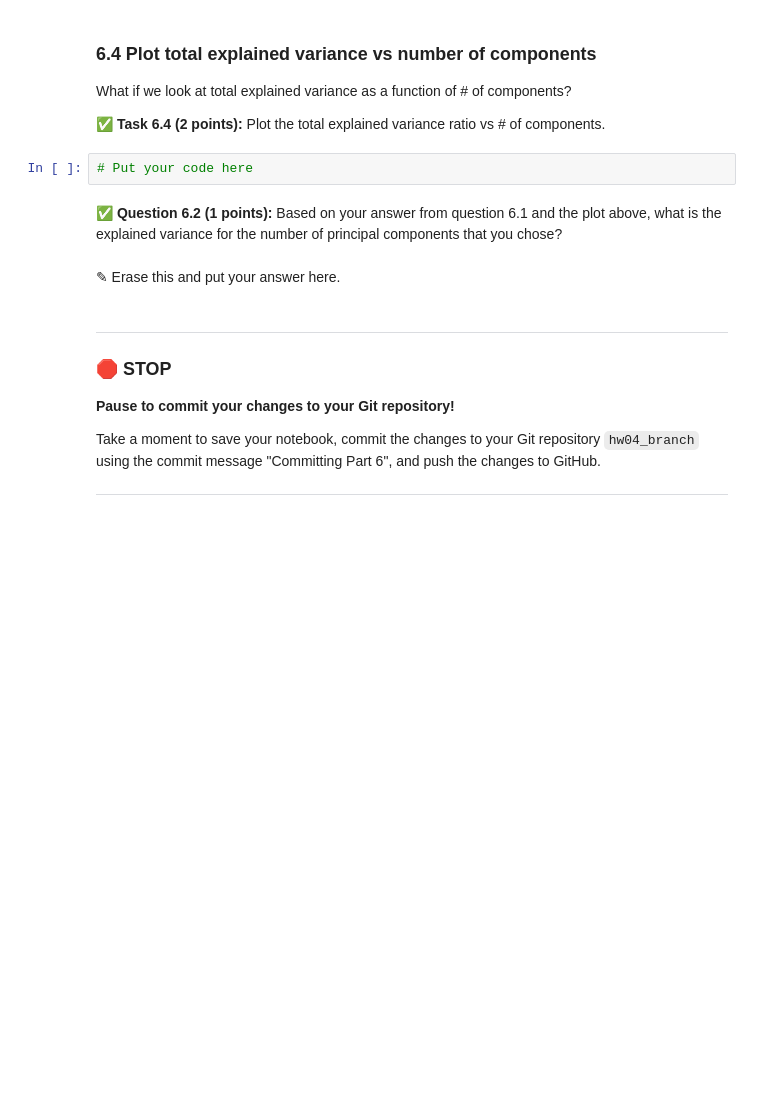
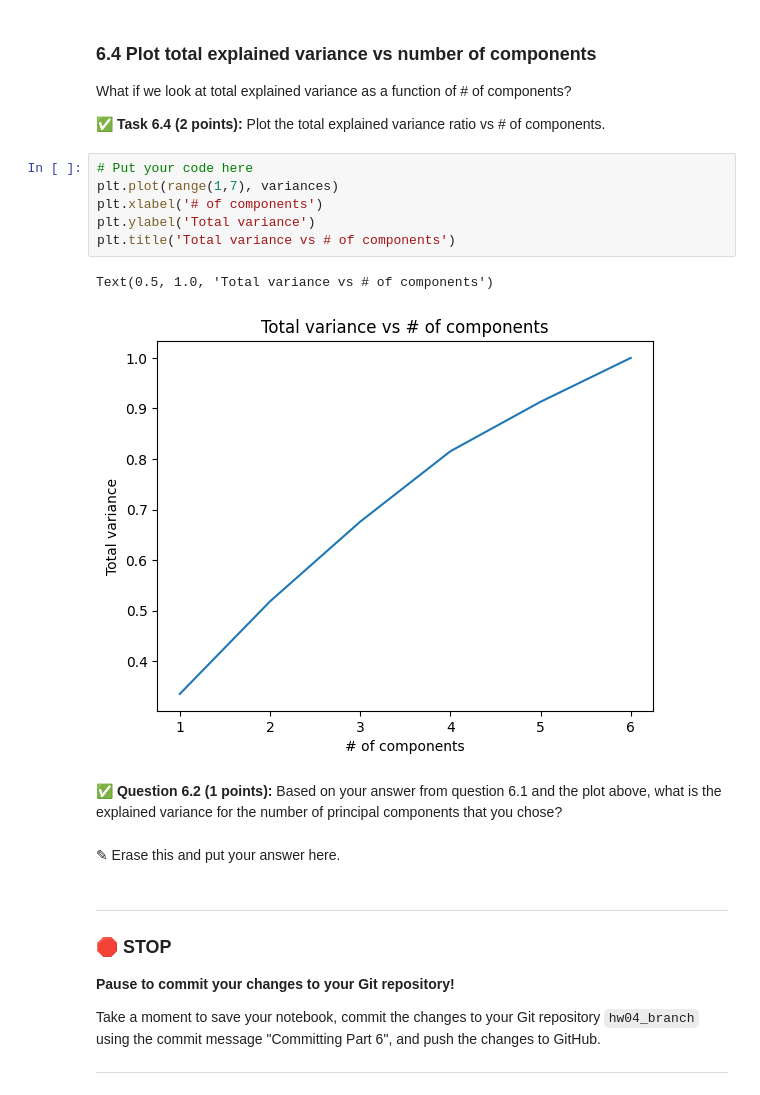
Before and after one commit to LeoAShelp/CMSE202-f23-turnin, a Jupyter notebook: hw-04/HW-04_PerceptronSVMandPCA-STUDENT.ipynb, the cells around one changed output. Saved outputs shown, nothing was run; the diff lists cells and outputs as text; blank space fills up the shorter version.

```diff
--- a/hw-04/HW-04_PerceptronSVMandPCA-STUDENT.ipynb
+++ b/hw-04/HW-04_PerceptronSVMandPCA-STUDENT.ipynb
@@ -471,8 +511,15 @@ Now that we have those numbers, it makes sense to look at the accuracy vs # of c
 What if we look at total explained variance as a function of # of components?
 
 **&#9989; Task 6.4 (2 points):** Plot the total explained variance ratio vs # of components.
-# %%
-# Put your code here
+# %%
+# Put your code here
+plt.plot(range(1,7), variances)
+plt.xlabel('# of components')
+plt.ylabel('Total variance')
+plt.title('Total variance vs # of components')
+# %% [output]
+Text(0.5, 1.0, 'Total variance vs # of components')
+[figure, added]
 # %% [markdown]
 **&#9989; Question 6.2 (1 points):** Based on your answer from question 6.1 and the plot above, what is the explained variance for the number of principal components that you chose?
 # %% [markdown]
```
Also changed, not shown: parts of 9 cells of this notebook.
